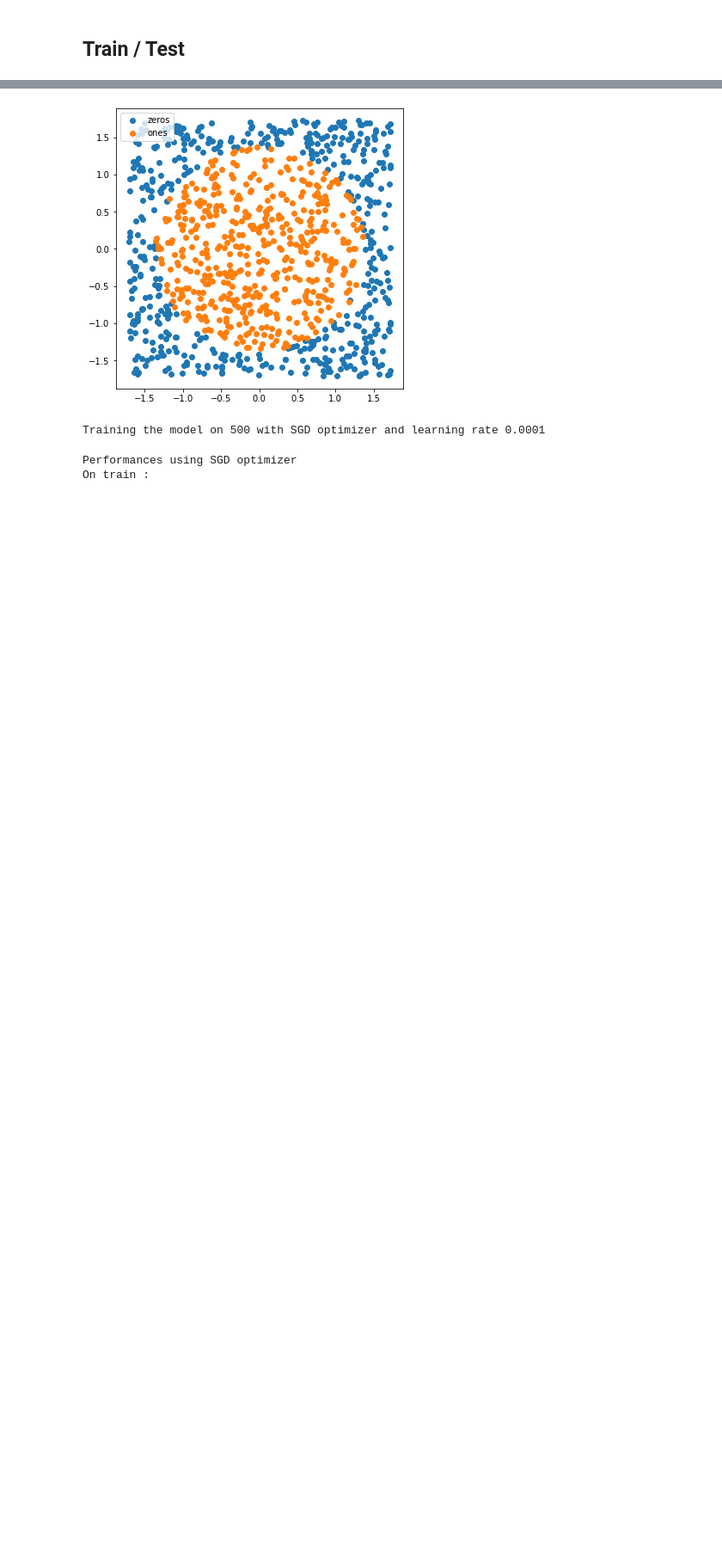
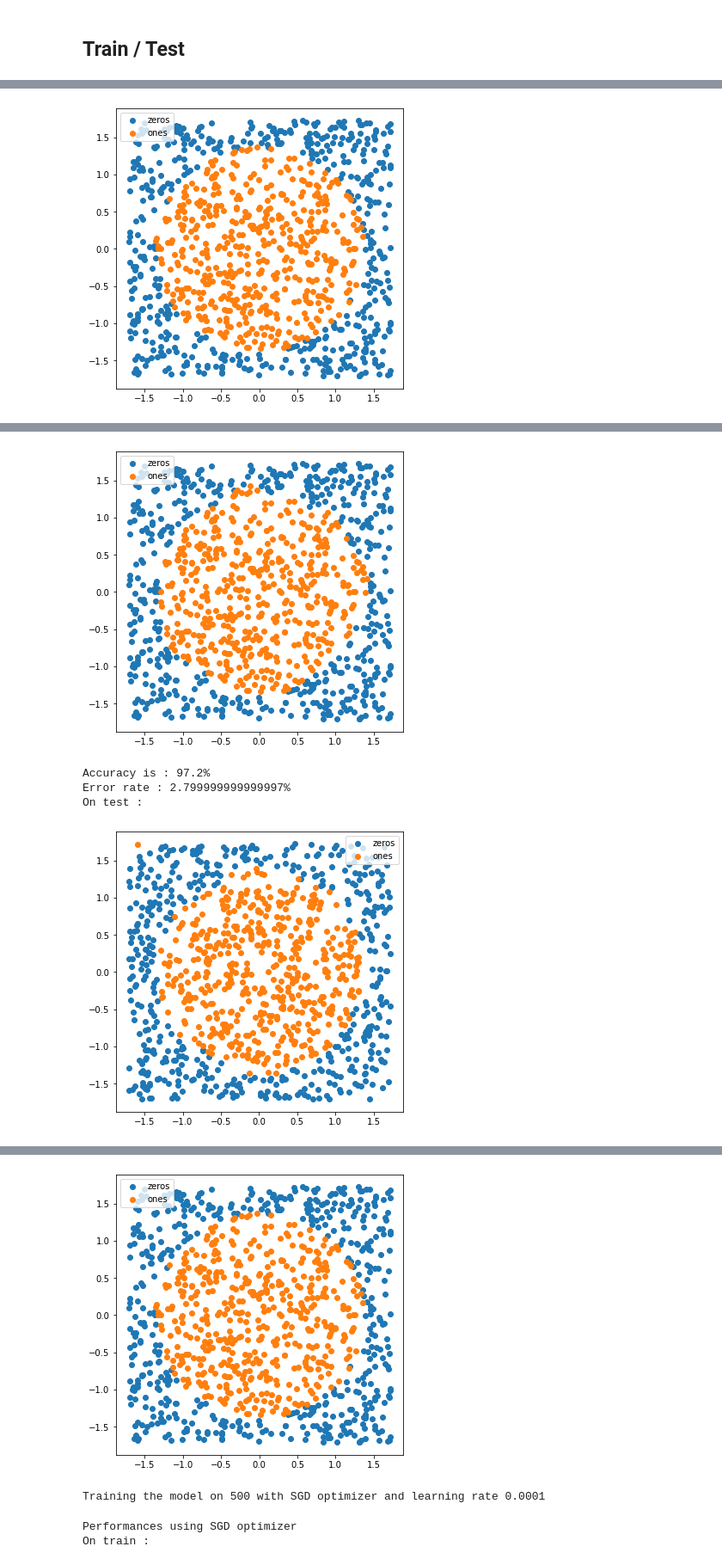
Before and after one commit to dgengler6/DeepLearningProject, a Jupyter notebook: Proj2/Project_2.ipynb, the cells around one changed output, grey strips where cells are left out. Shown: that part at 86% size. Cells and saved outputs as stored; diff of their text form; code cells hidden in the pictures; blank space fills up the shorter version.

Commit message:
Good structure for handin, report still to do, trying test.py now

```diff
--- a/Proj2/Project_2.ipynb
+++ b/Proj2/Project_2.ipynb
@@ -502,0 +548,17 @@ TODO: lr hypertuning w/ validation ?
+# %%
+input, target = generate_disc_dataset(2000)
+train_input, train_target, test_input, test_target = split_dataset(input, target, 0.5)
+train_input, test_input = normalize_data(train_input, test_input)
+plot_from_input(train_input, train_target)
+
+model_sgd = Sequential([Linear(2, 25), ReLU(), Linear(25, 25), ReLU(), Linear(25, 25), Linear(25, 1)])
+
+model_sgd = train_SGD(model_sgd, train_input, train_target, learning_rate=5e-5, nb_epochs=500, print_= True)
+
+print("Performances using SGD optimizer")
+print("On train :")
+accuracy_and_plot_one_output(model_sgd, train_input, train_target)
+print("On test :")
+accuracy_and_plot_one_output(model_sgd, test_input, test_target)
+# %% [output]
+[figure, added]
@@ -502,0 +582,5 @@ TODO: lr hypertuning w/ validation ?
+[figure, added]
+Accuracy is : 97.2%
+Error rate : 2.799999999999997%
+On test :
+[figure, added]
```
Also changed, not shown: parts of 25 cells of this notebook, 6 other files.
